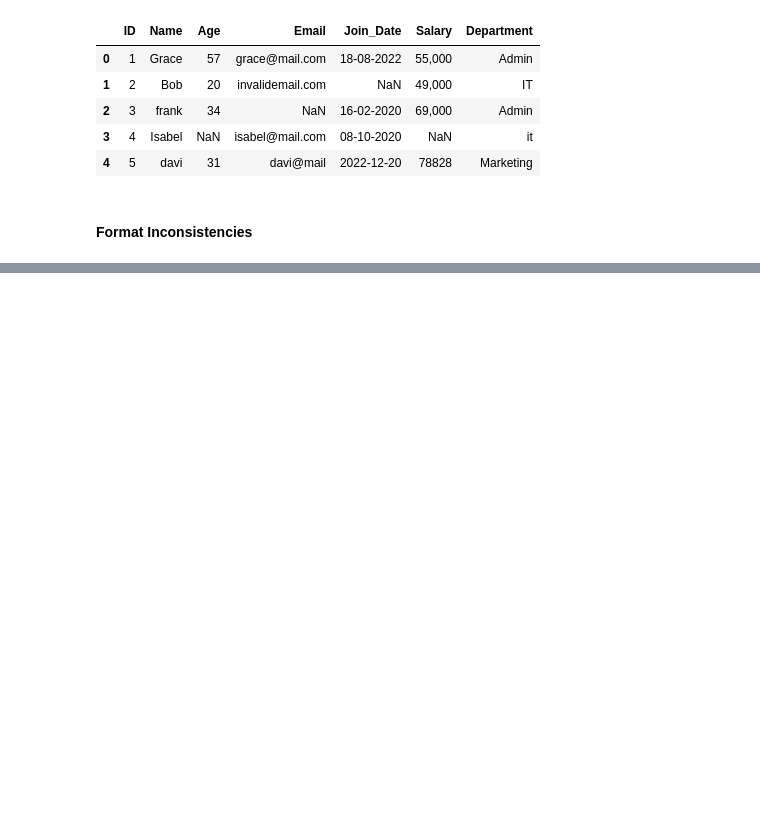
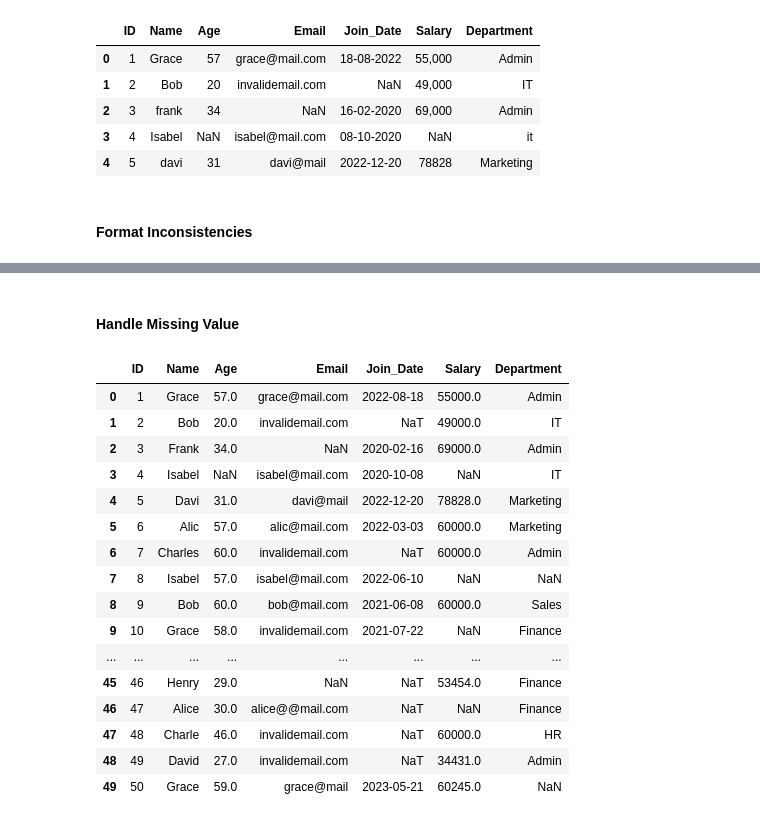
Before and after one commit to 0xceejay/practice-ai, a Jupyter notebook: src/data_cleaning/first.ipynb, the cells around one changed output, grey strips where cells are left out. Cells and saved outputs as stored; diff of their text form; code cells hidden in the pictures; blank space fills up the shorter version.

```diff
--- a/src/data_cleaning/first.ipynb
+++ b/src/data_cleaning/first.ipynb
@@ -151,0 +238,36 @@ df_copy.head()
+# %%
+# Convert Age to numeric
+# 'errors=' replaces unconvertible data to NaN
+df_copy["Age"] = pd.to_numeric(df_copy["Age"], errors="coerce")
+
+# Convert Salary to numeric
+df_copy["Salary"] = pd.to_numeric(df_copy["Salary"], errors="coerce")
+
+# Convert Join_Date to datetime
+def parse_date(value):
+    """
+    A function that converts date in
+    """
+
+    # If already a datetime, return it
+    if isinstance(value, pd.Timestamp):
+        return value
+
+    # Handle missing values
+    if pd.isna(value):
+        return pd.NaT
+
+    # Try parsing string dates
+    value = str(value).strip()
+
+    for fmt in ("%Y-%m-%d", "%d-%m-%Y", "%Y/%m/%d", "%m/%d/%Y"):
+        try:
+            return datetime.strptime(value, fmt)
+        except ValueError:
+            continue
+
+    # If all parsing fails
+    return pd.NaT
+
+# Call function
+df_copy["Join_Date"] = df_copy["Join_Date"].apply(parse_date)
@@ -151,0 +302,23 @@ df_copy.head()
+# %% [markdown]
+#### Handle Missing Value
+# %%
+# Replace Null or Nan string value in the data with an actual NAN recognized by Python using np.nan
+df_copy.replace(["NULL", "NaN", "nan", "None", "NAN", "NaT"], np.nan, inplace=True)
+# %% [output]
+|  | ID | Name | Age | Email | Join_Date | Salary | Department |
+| 0 | 1 | Grace | 57.0 | grace@mail.com | 2022-08-18 | 55000.0 | Admin |
+| 1 | 2 | Bob | 20.0 | invalidemail.com | NaT | 49000.0 | IT |
+| 2 | 3 | Frank | 34.0 | NaN | 2020-02-16 | 69000.0 | Admin |
+| 3 | 4 | Isabel | NaN | isabel@mail.com | 2020-10-08 | NaN | IT |
+| 4 | 5 | Davi | 31.0 | davi@mail | 2022-12-20 | 78828.0 | Marketing |
+| 5 | 6 | Alic | 57.0 | alic@mail.com | 2022-03-03 | 60000.0 | Marketing |
+| 6 | 7 | Charles | 60.0 | invalidemail.com | NaT | 60000.0 | Admin |
+| 7 | 8 | Isabel | 57.0 | isabel@mail.com | 2022-06-10 | NaN | NaN |
+| 8 | 9 | Bob | 60.0 | bob@mail.com | 2021-06-08 | 60000.0 | Sales |
+| 9 | 10 | Grace | 58.0 | invalidemail.com | 2021-07-22 | NaN | Finance |
+| ... | ... | ... | ... | ... | ... | ... | ... |
+| 45 | 46 | Henry | 29.0 | NaN | NaT | 53454.0 | Finance |
+| 46 | 47 | Alice | 30.0 | alice@@mail.com | NaT | NaN | Finance |
+| 47 | 48 | Charle | 46.0 | invalidemail.com | NaT | 60000.0 | HR |
+| 48 | 49 | David | 27.0 | invalidemail.com | NaT | 34431.0 | Admin |
+| 49 | 50 | Grace | 59.0 | grace@mail | 2023-05-21 | 60245.0 | NaN |
```
Also changed, not shown: parts of 31 cells of this notebook.
